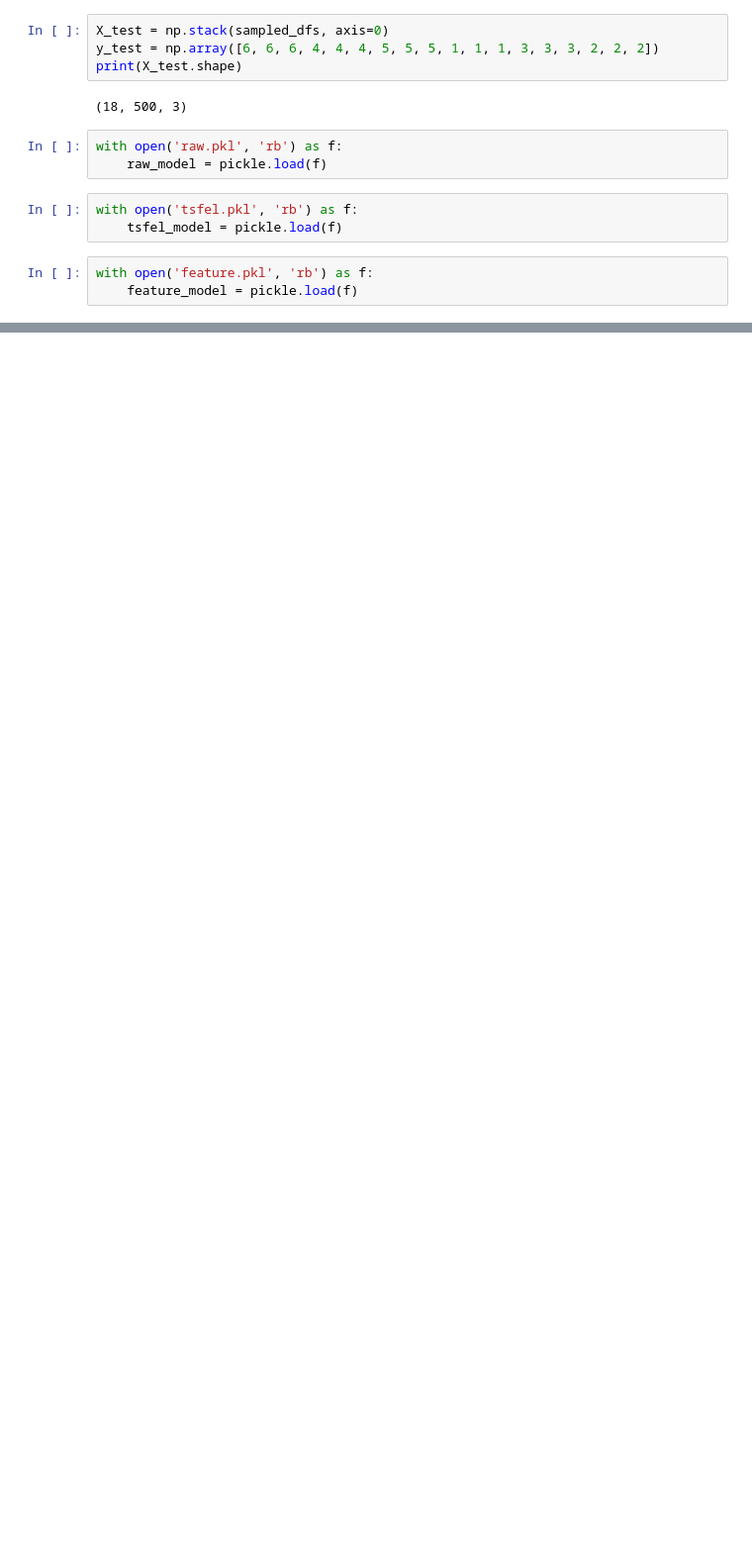
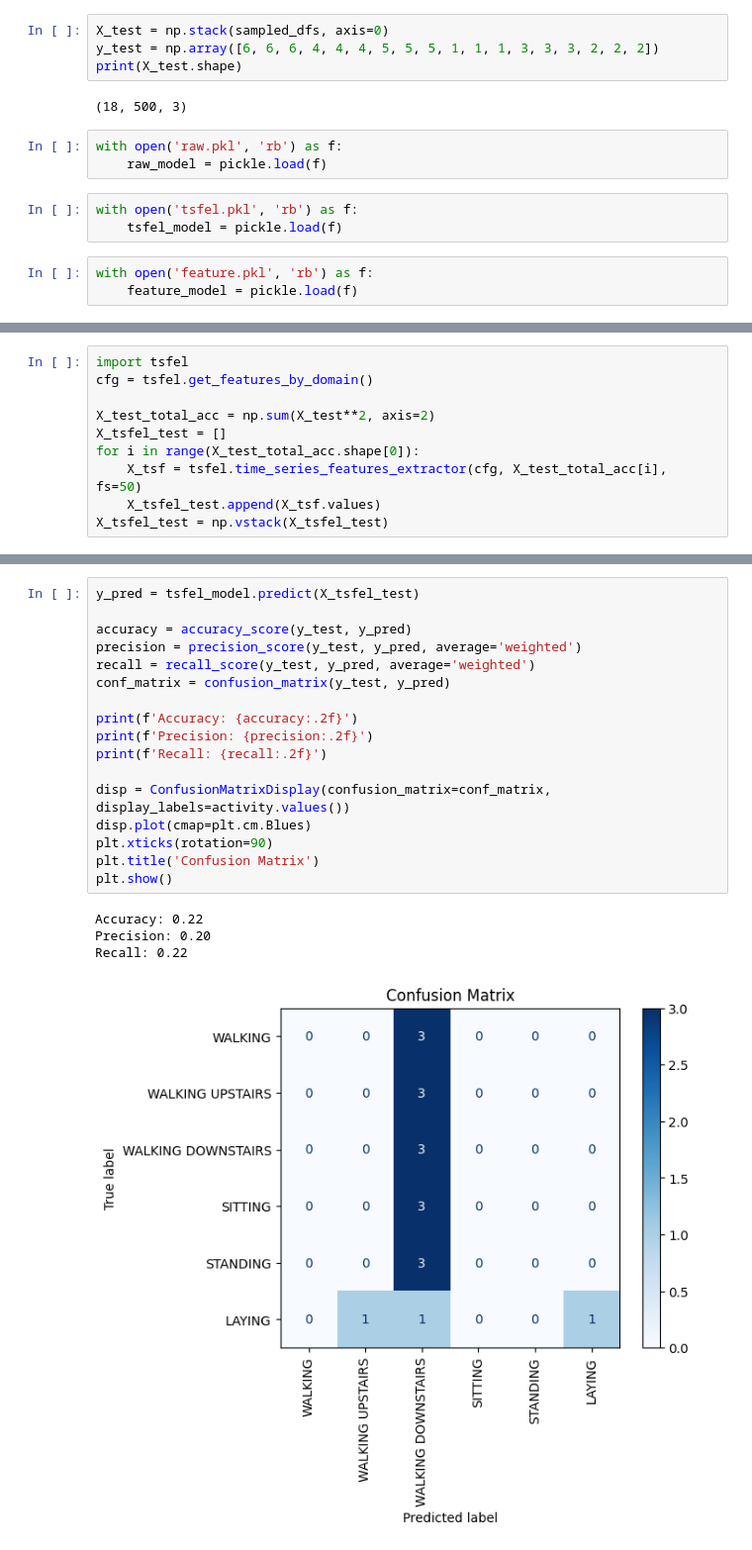
Before and after one commit to PankajGadhwal/ML-Projects, a Jupyter notebook: A1/HAR/Task4.ipynb, the cells around one changed output, grey strips where cells are left out. Shown: that part at 99% size. Saved outputs shown, nothing was run; the diff lists cells and outputs as text; blank space fills up the shorter version.

Commit message:
Task4 models prediction

```diff
--- a/A1/HAR/Task4.ipynb
+++ b/A1/HAR/Task4.ipynb
@@ -74,0 +76,10 @@ Recall: 0.17
+# %%
+import tsfel
+cfg = tsfel.get_features_by_domain()
+
+X_test_total_acc = np.sum(X_test**2, axis=2)
+X_tsfel_test = []
+for i in range(X_test_total_acc.shape[0]):
+    X_tsf = tsfel.time_series_features_extractor(cfg, X_test_total_acc[i], fs=50)
+    X_tsfel_test.append(X_tsf.values)
+X_tsfel_test = np.vstack(X_tsfel_test)
@@ -74,0 +111,22 @@ Recall: 0.17
+# %%
+y_pred = tsfel_model.predict(X_tsfel_test)
+
+accuracy = accuracy_score(y_test, y_pred)
+precision = precision_score(y_test, y_pred, average='weighted')
+recall = recall_score(y_test, y_pred, average='weighted')
+conf_matrix = confusion_matrix(y_test, y_pred)
+
+print(f'Accuracy: {accuracy:.2f}')
+print(f'Precision: {precision:.2f}')
+print(f'Recall: {recall:.2f}')
+
+disp = ConfusionMatrixDisplay(confusion_matrix=conf_matrix, display_labels=activity.values())
+disp.plot(cmap=plt.cm.Blues)
+plt.xticks(rotation=90)
+plt.title('Confusion Matrix')
+plt.show()
+# %% [output]
+Accuracy: 0.22
+Precision: 0.20
+Recall: 0.22
+[figure, added]
```
Also changed, not shown: parts of 8 cells of this notebook, 10 other files.
